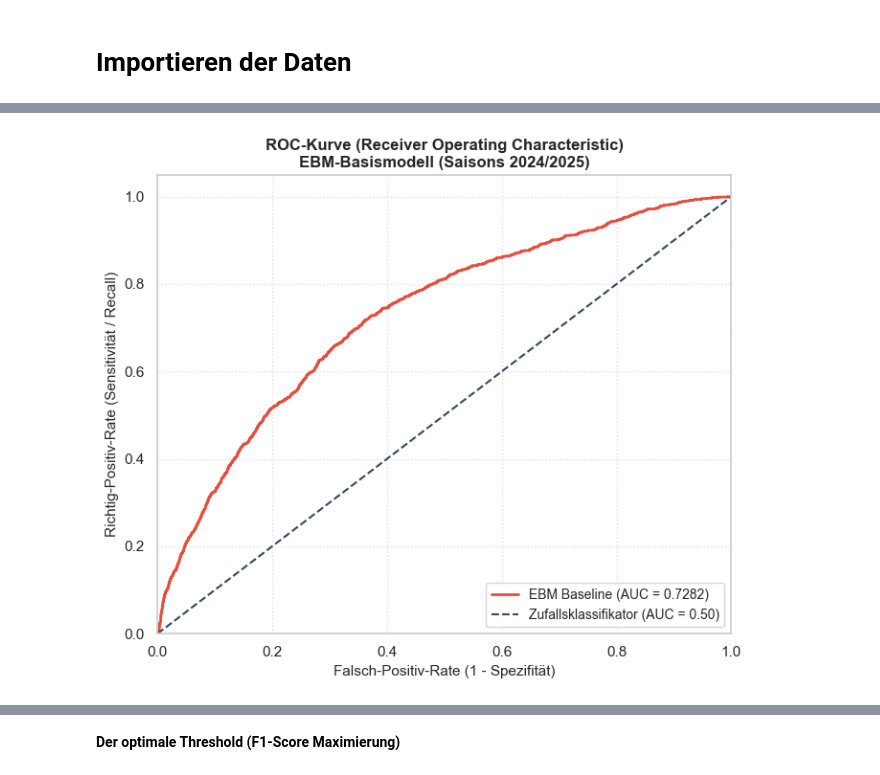
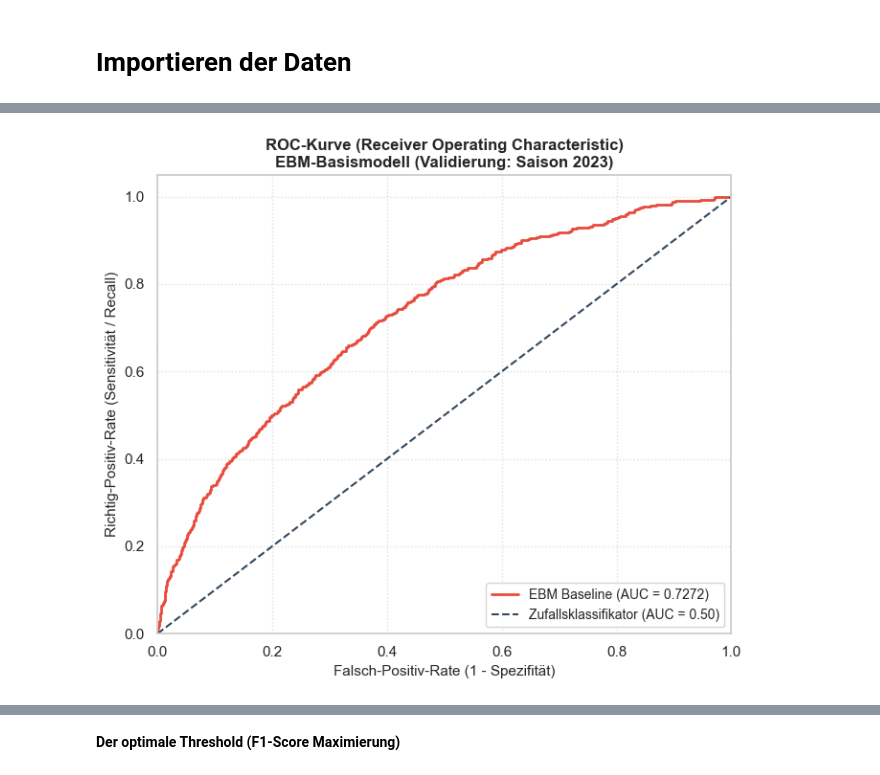
Before and after one commit to LPI24/GADA-Group3-Cycling-Stage-Prediction, a Jupyter notebook: src/Notebooks/10-01-02_EBM_classif.ipynb, the cells around one changed output, grey strips where cells are left out. Cells and saved outputs as stored; diff of their text form; code cells hidden in the pictures.

```diff
--- a/src/Notebooks/10-01-02_EBM_classif.ipynb
+++ b/src/Notebooks/10-01-02_EBM_classif.ipynb
@@ -258,26 +309,31 @@ Ein naiver Standard-Schwellenwert läge bei 0,5 (50%). Wegen unserer künstliche
 # %%
-# ROC-Kurve berechnen
-fpr, tpr, roc_thresholds = roc_curve(y_test_top10_binary, probs_top10_base)
+y_valid_ordinal = y_class_valid
+y_valid_top10_binary = (y_valid_ordinal >= 2).astype(int)
 
-# Plot erstellen
+# 1. ROC-Kurve berechnen – STRIKT mit den Validierungsdaten von 2023
+fpr, tpr, roc_thresholds = roc_curve(y_valid_top10_binary, probs_top10_base)
+
+# 2. Plot erstellen
 plt.figure(figsize=(7, 6))
 plt.plot(fpr, tpr, color='#e74c3c', lw=2, label=f'EBM Baseline (AUC = {auc_base:.4f})')
 plt.plot([0, 1], [0, 1], color='#34495e', lw=1.5, linestyle='--', label='Zufallsklassifikator (AUC = 0.50)')
 
 plt.xlim([0.0, 1.0])
 plt.ylim([0.0, 1.05])
 plt.xlabel('Falsch-Positiv-Rate (1 - Spezifität)', fontsize=11)
 plt.ylabel('Richtig-Positiv-Rate (Sensitivität / Recall)', fontsize=11)
-plt.title('ROC-Kurve (Receiver Operating Characteristic)\nEBM-Basismodell (Saisons 2024/2025)', fontsize=12, fontweight='bold')
+
+# Titel auf das Validierungsset anpassen
+plt.title('ROC-Kurve (Receiver Operating Characteristic)\nEBM-Basismodell (Validierung: Saison 2023)', fontsize=12, fontweight='bold')
+
 plt.legend(loc="lower right", fontsize=10)
 plt.grid(True, linestyle=':', alpha=0.6)
 
-# Speichern und anzeigen (Pfad bereinigt)
+# 3. Speichern und anzeigen
 plt.tight_layout()
 plt.savefig(os.path.join(chart_path, '10-01-02_02_baseline_roc_curve.png'), dpi=300)
-plt.show()
 # %% [output]
-[figure, old version]
+[figure, new version]
 # %% [markdown]
 ## Interpretation der globalen Modellgüte (AUROC & ROC-Kurve)
 
```
Also changed, not shown: parts of 37 cells of this notebook, 3 other files.
